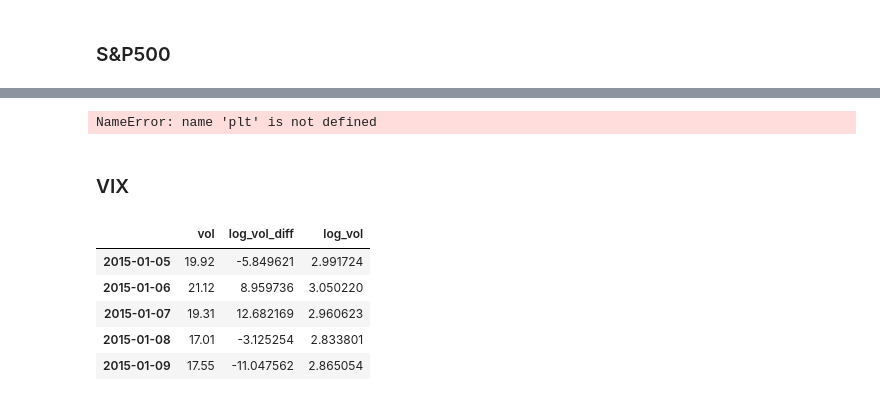
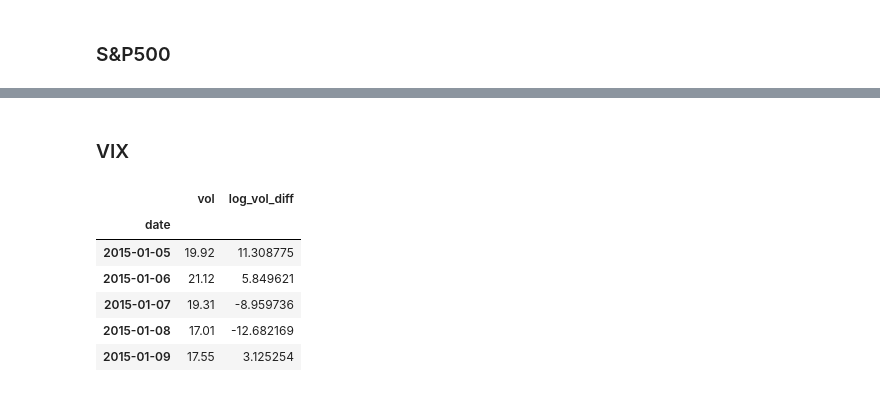
Before and after one commit to thatjosh/stats-practitioner-challenge, a Jupyter notebook: GARCH_fBM.ipynb, the cells around one changed output, grey strips where cells are left out. Cells and saved outputs as stored; diff of their text form; code cells hidden in the pictures.

```diff
--- a/GARCH_fBM.ipynb
+++ b/GARCH_fBM.ipynb
@@ -107,6 +130,0 @@ plots.plot_var_violations(snp_garch_fbm_var, var_col='VaR_99', predicted_col='pr
-# %%
-NASDAQ_processed = preprocess.preprocess_data(NASDAQ_file, 'price', 'log_returns')
-NASDAQ_processed['log_returns'] = NASDAQ_processed['log_returns'] * SCALE
-
-nasdaq_obj = utils.GarchFbmReturnForecast(NASDAQ_processed)
-nasdaq_garch_fbm = utils.apply_rolling_predictions_from_start(nasdaq_obj, '2017-01-01', 250)
@@ -190,10 +130,0 @@ plots.plot_var_violations(nasdaq_garch_fbm_var, var_col='VaR_99', predicted_col=
-# %%
-df = nasdaq_garch_fbm_var  # Assuming this DataFrame exists
-df['residual'] = df['predicted_log_returns'] - df['log_returns']
-
-plt.figure(figsize=(6, 6))
-stats.probplot(df['residual'], dist="norm", plot=plt)
-plt.title("Q-Q Plot of Residuals")
-plt.show()
-# %% [output]
-NameError: name 'plt' is not defined
@@ -207,24 +131,19 @@ plots.actual_vs_predicted_time_series_plot(
 # %% [markdown]
 ### VIX
-# %%
-VIX = pd.read_csv(VIX_file)
-VIX.columns = ["vol"]
-VIX["log_vol_diff"] = np.log(VIX['vol']/ VIX['vol'].shift(1))
-VIX.index = pd.to_datetime(VIX.index)
-VIX_processed = VIX.sort_index(ascending=True)
-VIX_processed = VIX_processed[1:]
-VIX_processed['log_vol'] = np.log(VIX_processed['vol'])
-
-VIX_processed['log_vol_diff'] = VIX_processed['log_vol_diff'] * SCALE
-
-VIX_processed.head()
-# %% [output]
-|  | vol | log_vol_diff | log_vol |
-| 2015-01-05 | 19.92 | -5.849621 | 2.991724 |
-| 2015-01-06 | 21.12 | 8.959736 | 3.050220 |
-| 2015-01-07 | 19.31 | 12.682169 | 2.960623 |
-| 2015-01-08 | 17.01 | -3.125254 | 2.833801 |
-| 2015-01-09 | 17.55 | -11.047562 | 2.865054 |
+# %%
+VIX_processed = preprocess.preprocess_data(VIX_file, "vol", "log_vol_diff")
+VIX_processed = utils.upscale_columns(
+  VIX_processed, ['log_vol_diff'], SCALE
+)
+VIX_processed.head()
+# %% [output]
+|  | vol | log_vol_diff |
+| date |  |  |
+| 2015-01-05 | 19.92 | 11.308775 |
+| 2015-01-06 | 21.12 | 5.849621 |
+| 2015-01-07 | 19.31 | -8.959736 |
+| 2015-01-08 | 17.01 | -12.682169 |
+| 2015-01-09 | 17.55 | 3.125254 |
 # %%
 vix_obj = utils.GarchFbmVolForecast(VIX_processed)
 vix_garch_fbm = utils.apply_rolling_predictions_from_start(vix_obj, '2017-01-01', 250)
```
Also changed, not shown: parts of 34 cells of this notebook, 2 other files.
